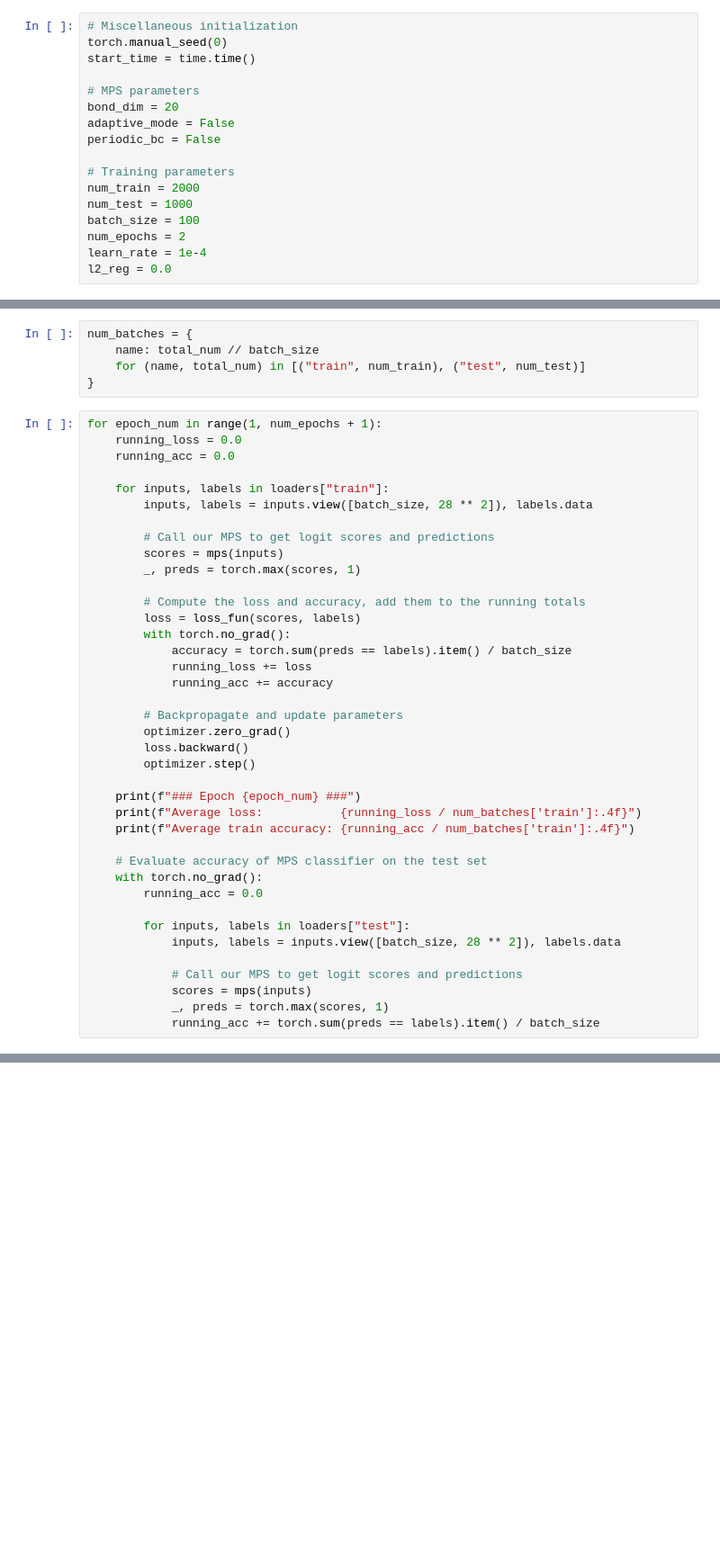
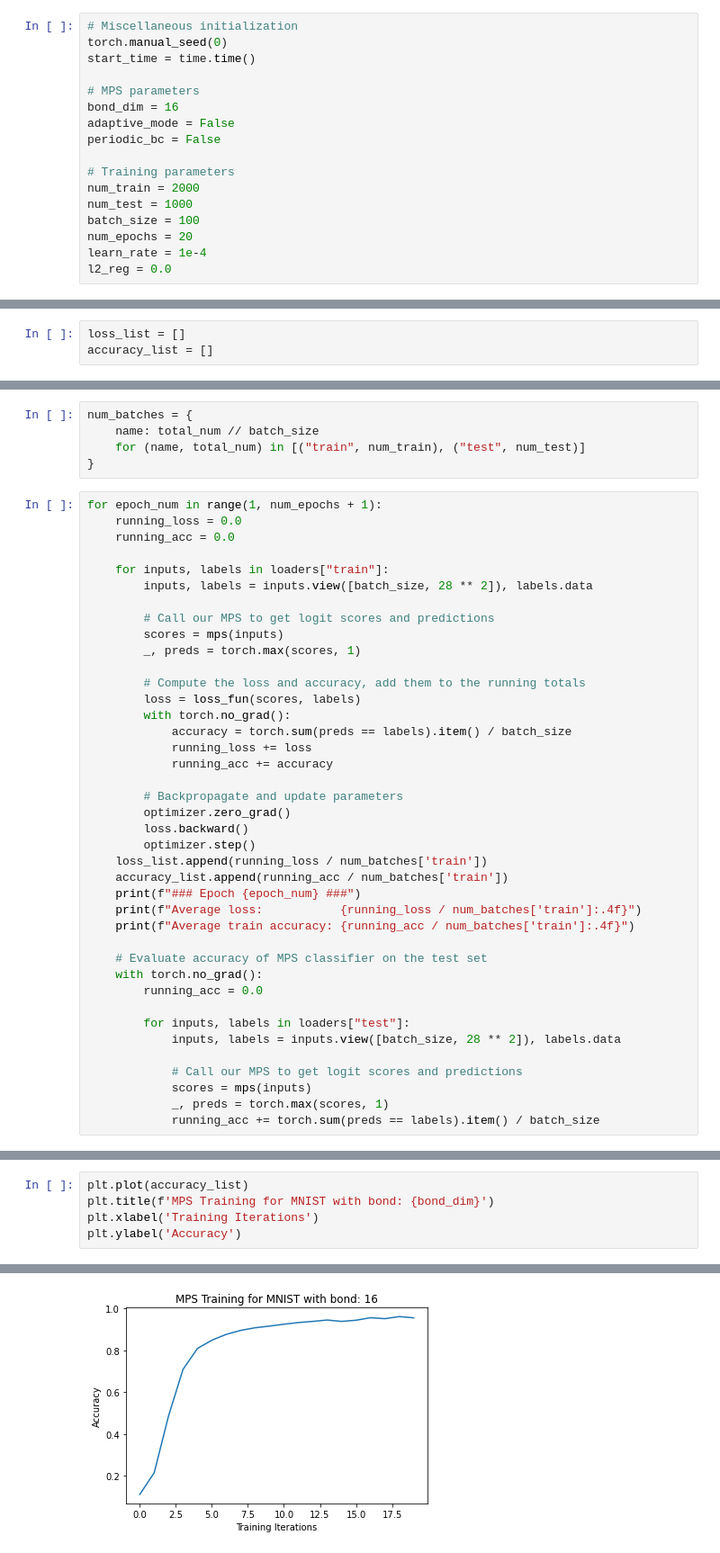
Before and after one commit to esgantivar/qmc, a Jupyter notebook: examples/torch/mps.ipynb, the cells around one changed output, grey strips where cells are left out. Shown: that part at 90% size. Drawn from its saved outputs; the diff is of its cells as text; blank space fills up the shorter version.

```diff
--- a/examples/torch/mps.ipynb
+++ b/examples/torch/mps.ipynb
@@ -24,7 +29,7 @@ torch.manual_seed(0)
 start_time = time.time()
 
 # MPS parameters
-bond_dim = 20
+bond_dim = 16
 adaptive_mode = False
 periodic_bc = False
 
@@ -32,7 +37,7 @@ periodic_bc = False
 num_train = 2000
 num_test = 1000
 batch_size = 100
-num_epochs = 2
+num_epochs = 20
 learn_rate = 1e-4
 l2_reg = 0.0
 # %%
@@ -74,3 +61,6 @@ Done!
+# %%
+loss_list = []
+accuracy_list = []
 # %%
 # Put MNIST data into dataloaders
 samplers = {
@@ -112,7 +102,8 @@ for epoch_num in range(1, num_epochs + 1):
         optimizer.zero_grad()
         loss.backward()
         optimizer.step()
-
+    loss_list.append(running_loss / num_batches['train'])
+    accuracy_list.append(running_acc / num_batches['train'])
     print(f"### Epoch {epoch_num} ###")
     print(f"Average loss:           {running_loss / num_batches['train']:.4f}")
     print(f"Average train accuracy: {running_acc / num_batches['train']:.4f}")
@@ -137,0 +140,6 @@ Average train accuracy: 0.2780
+# %%
+plt.plot(accuracy_list)
+plt.title(f'MPS Training for MNIST with bond: {bond_dim}')
+plt.xlabel('Training Iterations')
+plt.ylabel('Accuracy')
+# %% [output]
@@ -137,0 +147 @@ Average train accuracy: 0.2780
+[figure, added]
```
Also changed, not shown: parts of 6 cells of this notebook.
